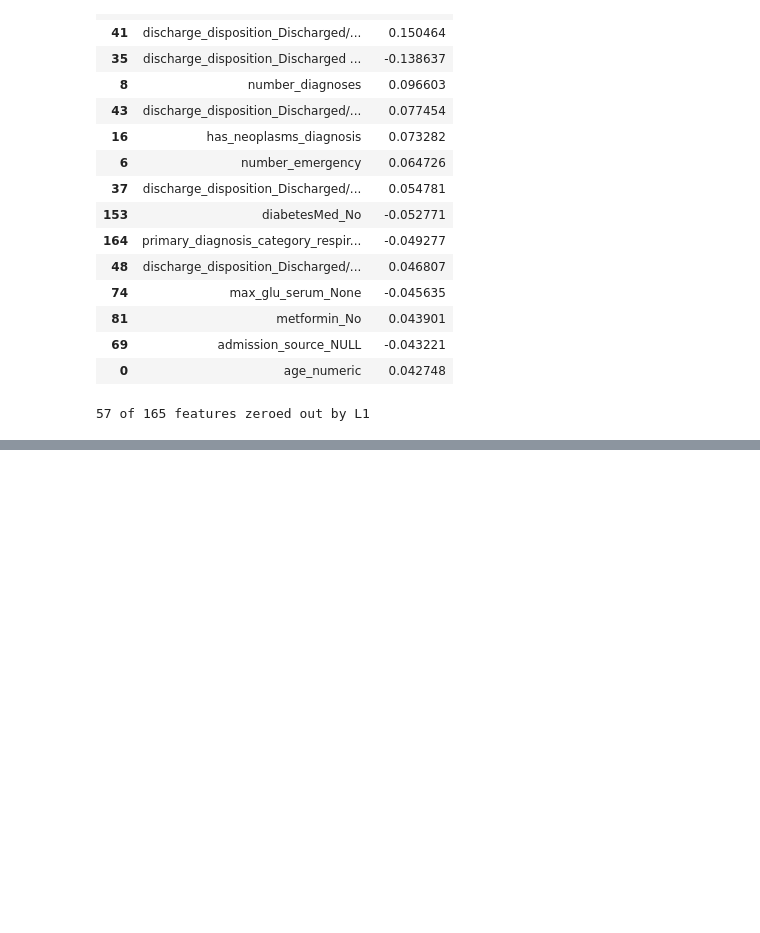
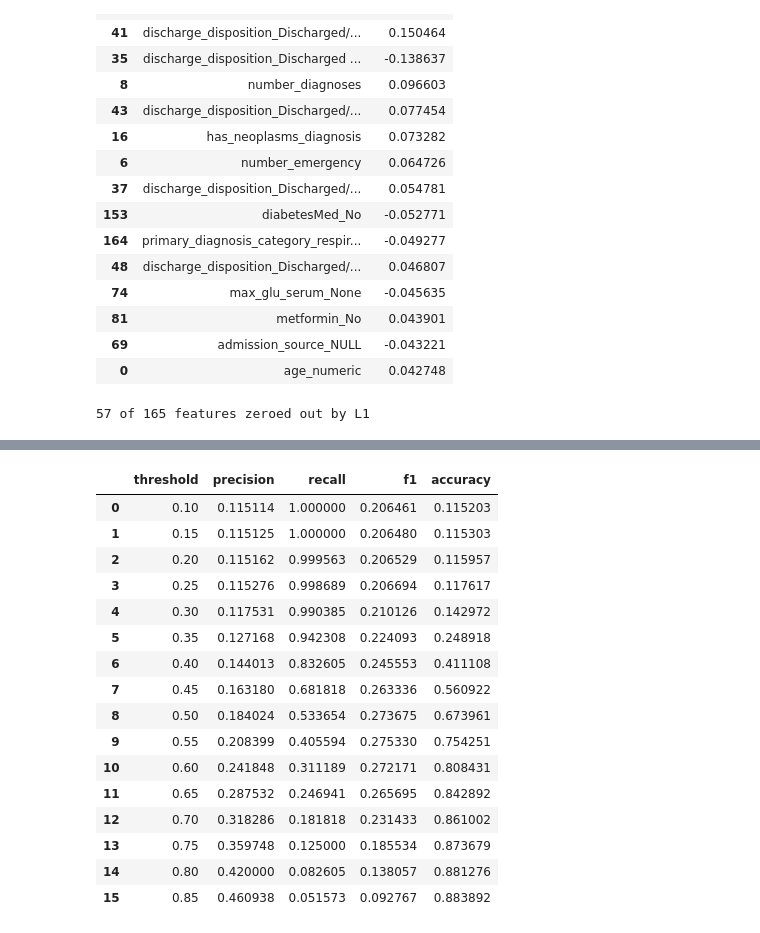
Before and after one commit to javencp/diabetes_readmission_project, a Jupyter notebook: python/notebooks/02_baseline_model.ipynb, the cells around one changed output, grey strips where cells are left out. Saved outputs shown, nothing was run; the diff lists cells and outputs as text; code cells hidden in the pictures; blank space fills up the shorter version.

```diff
--- a/python/notebooks/02_baseline_model.ipynb
+++ b/python/notebooks/02_baseline_model.ipynb
@@ -196,0 +201,39 @@ print(f"{len(zeroed)} of {len(coef_df)} features zeroed out by L1")
+# %%
+from sklearn.metrics import accuracy_score, precision_score, recall_score, f1_score
+
+y_scores_lr = best_model.predict_proba(X_test_scaled)[:, 1]
+
+threshold_range = np.arange(0.1, 0.9, 0.05)
+sweep_results_lr = []
+
+# Sweep through thresholds and compute metrics (precision, recall, f1, accuracy) for each threshold
+for t in threshold_range:
+    y_pred_t = (y_scores_lr >= t).astype(int)
+    sweep_results_lr.append({
+        "threshold": round(t, 2),
+        "precision": precision_score(y_test, y_pred_t, zero_division=0),
+        "recall": recall_score(y_test, y_pred_t, zero_division=0),
+        "f1": f1_score(y_test, y_pred_t, zero_division=0),
+        "accuracy": accuracy_score(y_test, y_pred_t),
+    })
+
+sweep_df_lr = pd.DataFrame(sweep_results_lr)
+sweep_df_lr
+# %% [output]
+|  | threshold | precision | recall | f1 | accuracy |
+| 0 | 0.10 | 0.115114 | 1.000000 | 0.206461 | 0.115203 |
+| 1 | 0.15 | 0.115125 | 1.000000 | 0.206480 | 0.115303 |
+| 2 | 0.20 | 0.115162 | 0.999563 | 0.206529 | 0.115957 |
+| 3 | 0.25 | 0.115276 | 0.998689 | 0.206694 | 0.117617 |
+| 4 | 0.30 | 0.117531 | 0.990385 | 0.210126 | 0.142972 |
+| 5 | 0.35 | 0.127168 | 0.942308 | 0.224093 | 0.248918 |
+| 6 | 0.40 | 0.144013 | 0.832605 | 0.245553 | 0.411108 |
+| 7 | 0.45 | 0.163180 | 0.681818 | 0.263336 | 0.560922 |
+| 8 | 0.50 | 0.184024 | 0.533654 | 0.273675 | 0.673961 |
+| 9 | 0.55 | 0.208399 | 0.405594 | 0.275330 | 0.754251 |
+| 10 | 0.60 | 0.241848 | 0.311189 | 0.272171 | 0.808431 |
+| 11 | 0.65 | 0.287532 | 0.246941 | 0.265695 | 0.842892 |
+| 12 | 0.70 | 0.318286 | 0.181818 | 0.231433 | 0.861002 |
+| 13 | 0.75 | 0.359748 | 0.125000 | 0.185534 | 0.873679 |
+| 14 | 0.80 | 0.420000 | 0.082605 | 0.138057 | 0.881276 |
+| 15 | 0.85 | 0.460938 | 0.051573 | 0.092767 | 0.883892 |
```
Also changed, not shown: parts of 5 cells of this notebook, 5 other files.
